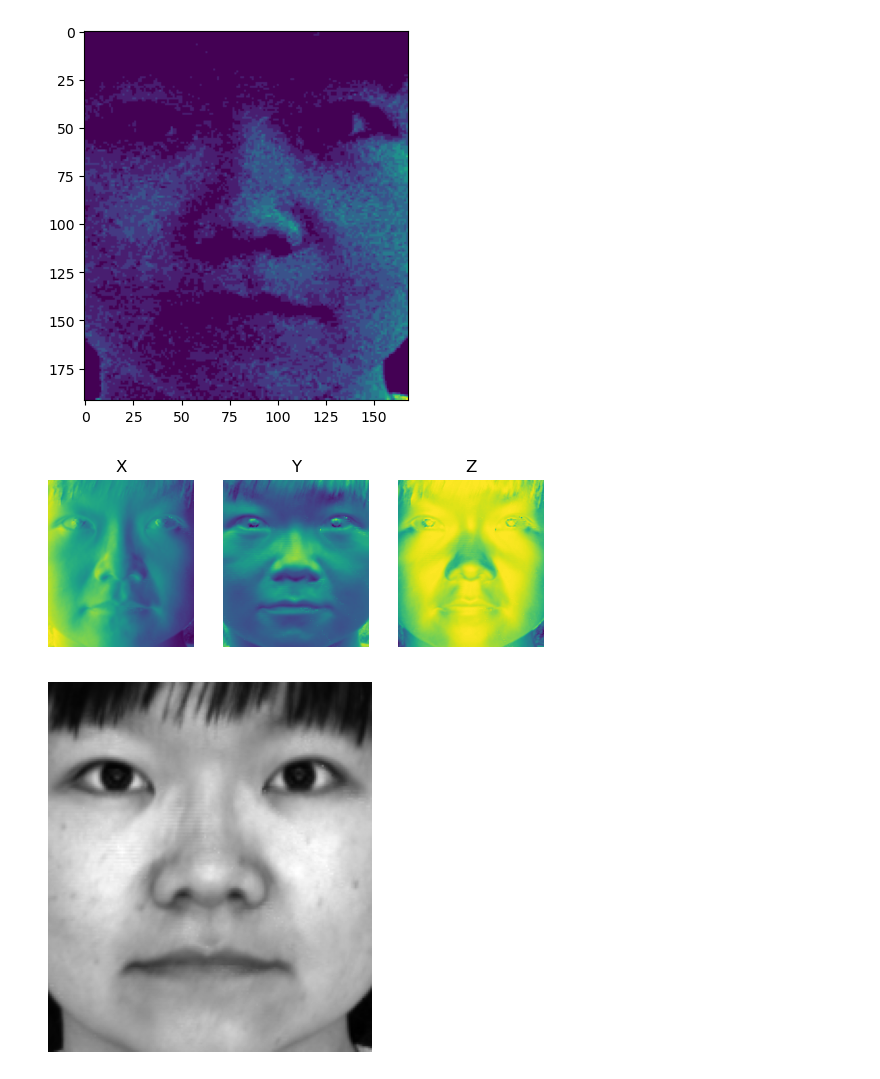
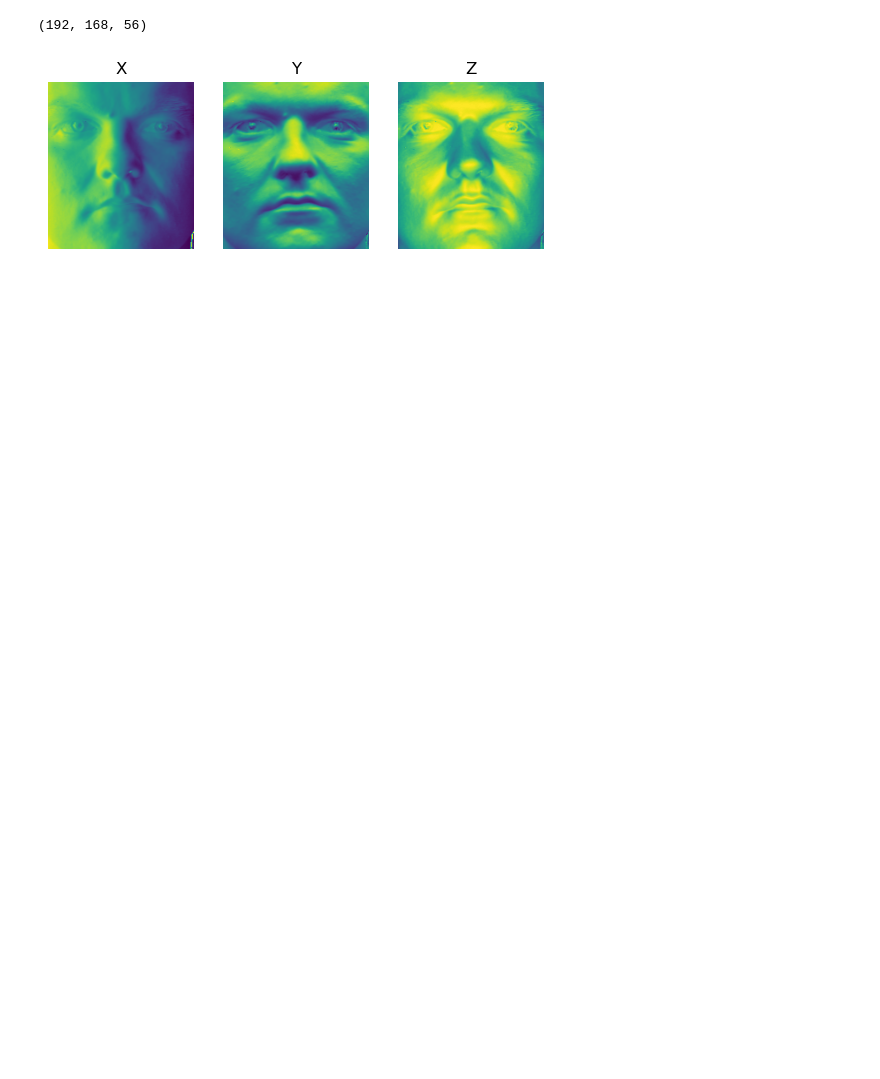
Before and after one commit to ttingchen/Computer-Vision, a Jupyter notebook: mp3/mp3_p2.ipynb, the cells around one changed output. Drawn from its saved outputs; the diff is of its cells as text; code cells hidden in the pictures; blank space fills up the shorter version.

```diff
--- a/mp3/mp3_p2.ipynb
+++ b/mp3/mp3_p2.ipynb
@@ -91,14 +91,14 @@ def set_aspect_equal_3d(ax):
     ax.set_zlim3d([zmean - plot_radius, zmean + plot_radius])
 
 
-def display_output(albedo_image, height_map):
-    fig = plt.figure()
-    plt.imshow(albedo_image, cmap='gray')
-    plt.axis('off')
+def display_output(albedo_image, height_map, view):
+    # fig = plt.figure()
+    # plt.imshow(albedo_image, cmap='gray')
+    # plt.axis('off')
 
     fig = plt.figure(figsize=(10, 10))
     ax = fig.add_subplot(projection='3d')
-    ax.view_init(20, 20)
+    ax.view_init(view[0], view[1])
     X = np.arange(albedo_image.shape[0])
     Y = np.arange(albedo_image.shape[1])
     X, Y = np.meshgrid(Y, X)
@@ -118,7 +118,7 @@ def display_output(albedo_image, height_map):
 
 # Plot the surface normals
 
-def plot_surface_normals(surface_normals):
+def plot_surface_normals(surface_normals,name):
     """
     surface_normals: h x w x 3 matrix.
     """
@@ -135,6 +135,7 @@ def plot_surface_normals(surface_normals):
     ax.axis('off')
     ax.set_title('Z')
     im = ax.imshow(surface_normals[:,:,2])
+    plt.savefig("{}_normals.jpg".format(name))
 # %%
 #######################################
 ### Your implementation starts here ###
@@ -219,30 +249,50 @@ def get_surface(surface_normals, integration_method):
     return height_map
 # %%
+import time
 # Main function
 if __name__ == '__main__':
     root_path = 'croppedyale/'
-    subject_name = 'yaleB05'
-    integration_method = 'average'
-    save_flag = True
+    subject_name = 'yaleB07'
+    # subject_name = 'yaleB05'
+    # subject_name = 'yaleB02'
+    # subject_name = 'yaleB01'
+    integration_method = 'random'
+    # integration_method = 'average'
+    # integration_method = 'row'
+    integration_method = 'column'
+    save_flag = False
 
     full_path = '%s%s' % (root_path, subject_name)
-    ambient_image, imarray, light_dirs = LoadFaceImages(full_path, subject_name,
-                                                        64)
-    plt.imshow(ambient_image)
-    processed_imarray = preprocess(ambient_image, imarray)
+    ambient_image, imarray, light_dirs = LoadFaceImages(full_path, subject_name,64)
+
+    # Filter out image with too many shadow
+    arr = []
+    light=[]
+    for i in range(imarray.shape[2]):
+        if np.mean(imarray[:,:,i])>=30:
+            arr.append(imarray[:,:,i])
+            light.append(light_dirs[i])
+
+    arr = np.array(arr).transpose(1,2,0)
+    print(arr.shape)
+    processed_imarray = preprocess(ambient_image, arr)
 
     albedo_image, surface_normals = photometric_stereo(processed_imarray,
-                                                    light_dirs)
-    plot_surface_normals(surface_normals)
+                                                    np.array(light))
+    plot_surface_normals(surface_normals, subject_name)
+    height_map = get_surface(surface_normals, integration_method)
 
-    height_map = get_surface(surface_normals, integration_method)
+    # time estimation
+    # totaltime=0
+    # for i in range(100):
+    #     start_time = time.time()
+    #     height_map = get_surface(surface_normals, integration_method)
+    #     end_time = time.time()
+    #     totaltime += end_time-start_time
+    # print("time: ", totaltime/100)
 
     if save_flag:
         save_outputs(subject_name, albedo_image, surface_normals)
-
-
-    display_output(albedo_image, height_map)
 # %% [output]
+(192, 168, 56)
-[figure, old version]
+[figure, new version]
-[figure, removed]
-[figure, removed]
```
Also changed, not shown: parts of 3 cells of this notebook, 15 other files.
